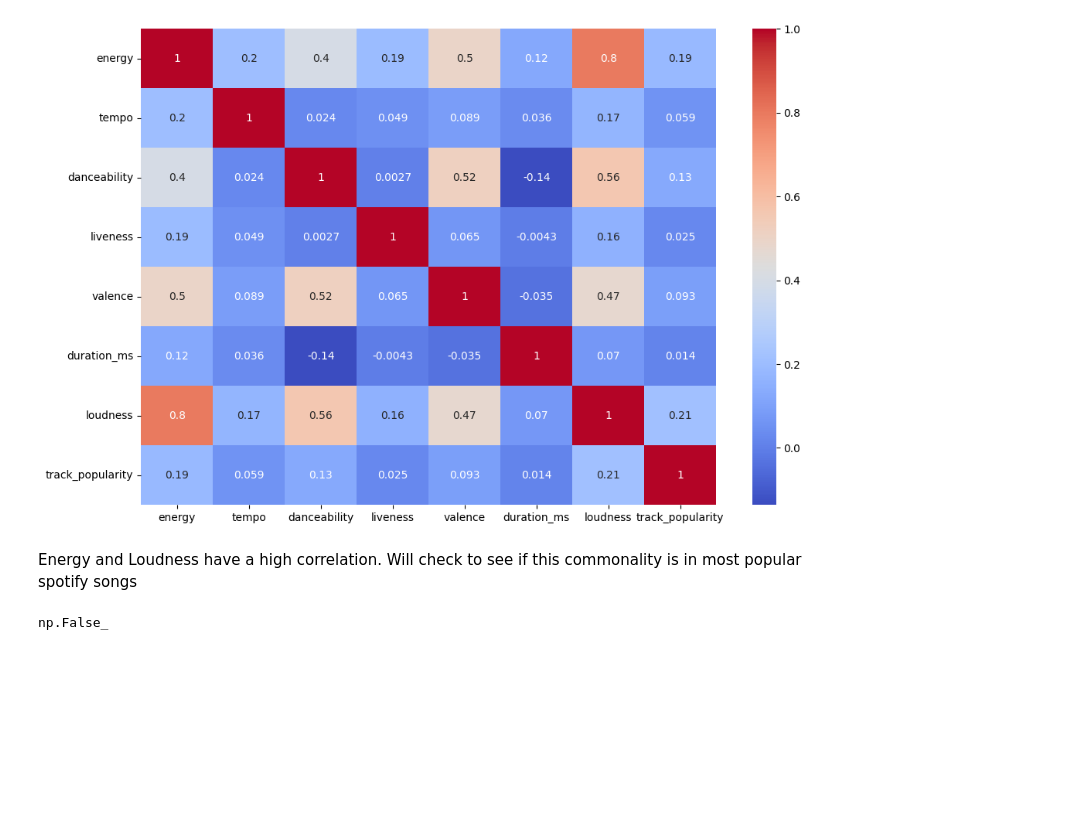
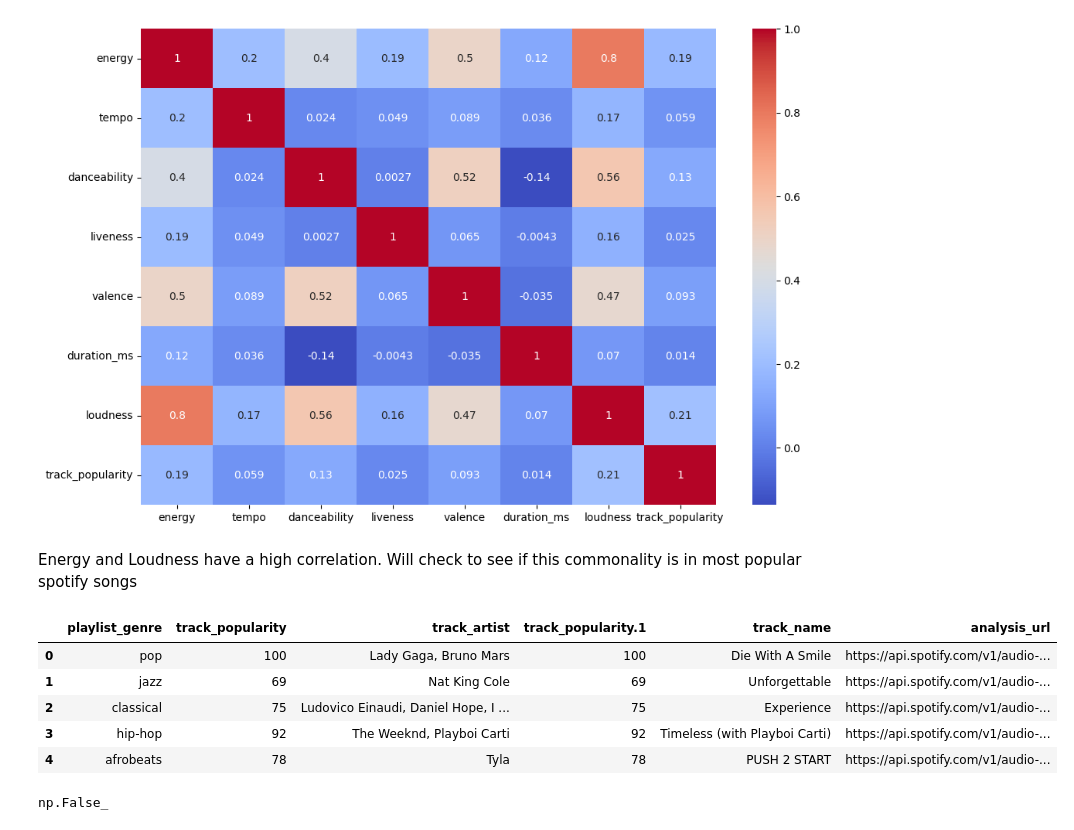
Before and after one commit to luckycarms/Music, a Jupyter notebook: music.ipynb, the cells around one changed output. Cells and saved outputs as stored; diff of their text form; code cells hidden in the pictures; blank space fills up the shorter version.

```diff
--- a/music.ipynb
+++ b/music.ipynb
@@ -269,6 +268,16 @@ Energy and Loudness have a high correlation. Will check to see if this commonali
 # %%
 # used dbbrowser for sqlite to gather most popular song per genre
 popular_songs_by_genre = pd.read_csv('max_popular_songs.csv')
+# %%
+# check first few rows
+popular_songs_by_genre.head()
+# %% [output]
+|  | playlist_genre | track_popularity | track_artist | track_popularity.1 | track_name | analysis_url |
+| 0 | pop | 100 | Lady Gaga, Bruno Mars | 100 | Die With A Smile | https://api.spotify.com/v1/audio-... |
+| 1 | jazz | 69 | Nat King Cole | 69 | Unforgettable | https://api.spotify.com/v1/audio-... |
+| 2 | classical | 75 | Ludovico Einaudi, Daniel Hope, I ... | 75 | Experience | https://api.spotify.com/v1/audio-... |
+| 3 | hip-hop | 92 | The Weeknd, Playboi Carti | 92 | Timeless (with Playboi Carti) | https://api.spotify.com/v1/audio-... |
+| 4 | afrobeats | 78 | Tyla | 78 | PUSH 2 START | https://api.spotify.com/v1/audio-... |
 # %%
 # any null values
 popular_songs_by_genre.isnull().any().any()
```
Also changed, not shown: parts of 7 cells of this notebook, 7 other files.
